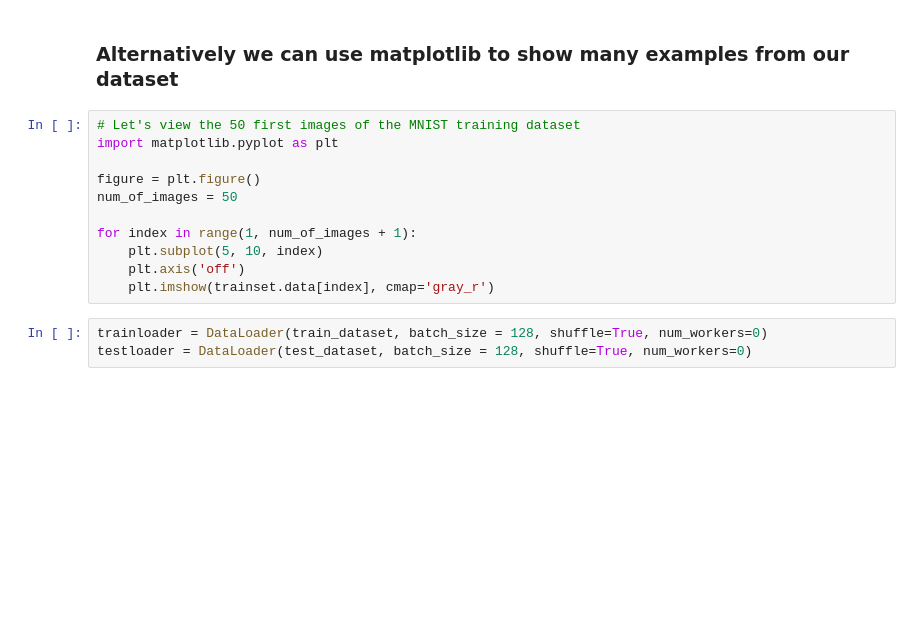
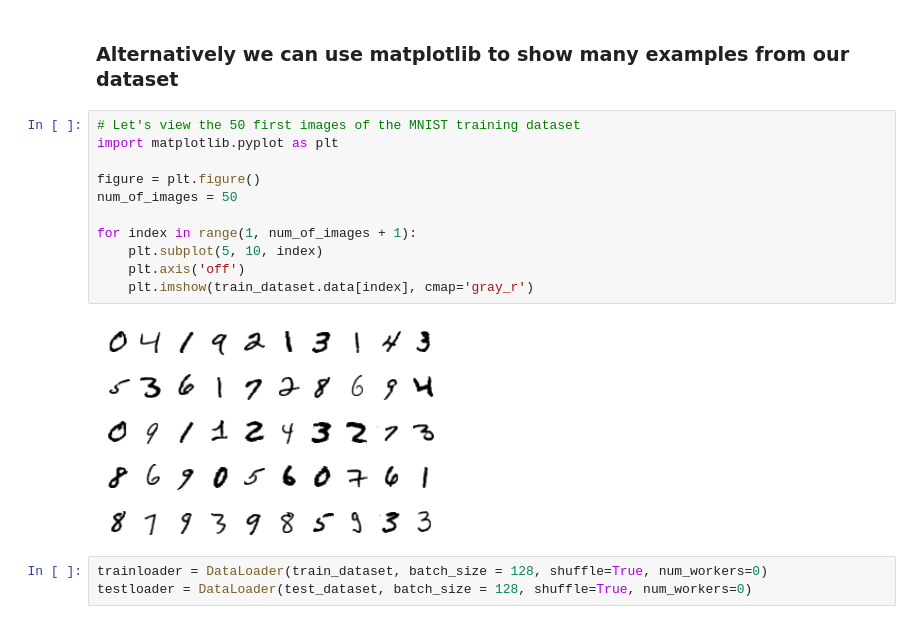
Before and after one commit to saeidKhoobdell/-PyTorch-MNIST-CNN-Classifier, a Jupyter notebook: MNIST.ipynb, the cells around one changed output. Drawn from its saved outputs; the diff is of its cells as text; blank space fills up the shorter version.

```diff
--- a/MNIST.ipynb
+++ b/MNIST.ipynb
@@ -57,14 +59,16 @@ imgshow("MNIST Sample", image)
 # %%
 # Let's view the 50 first images of the MNIST training dataset
 import matplotlib.pyplot as plt
 
 figure = plt.figure()
 num_of_images = 50
 
 for index in range(1, num_of_images + 1):
     plt.subplot(5, 10, index)
     plt.axis('off')
-    plt.imshow(trainset.data[index], cmap='gray_r')
+    plt.imshow(train_dataset.data[index], cmap='gray_r')
+# %% [output]
+[figure, added]
 # %%
 trainloader = DataLoader(train_dataset, batch_size = 128, shuffle=True, num_workers=0)
 testloader = DataLoader(test_dataset, batch_size = 128, shuffle=True, num_workers=0)
```
Also changed, not shown: parts of 3 cells of this notebook, 2 other files.
